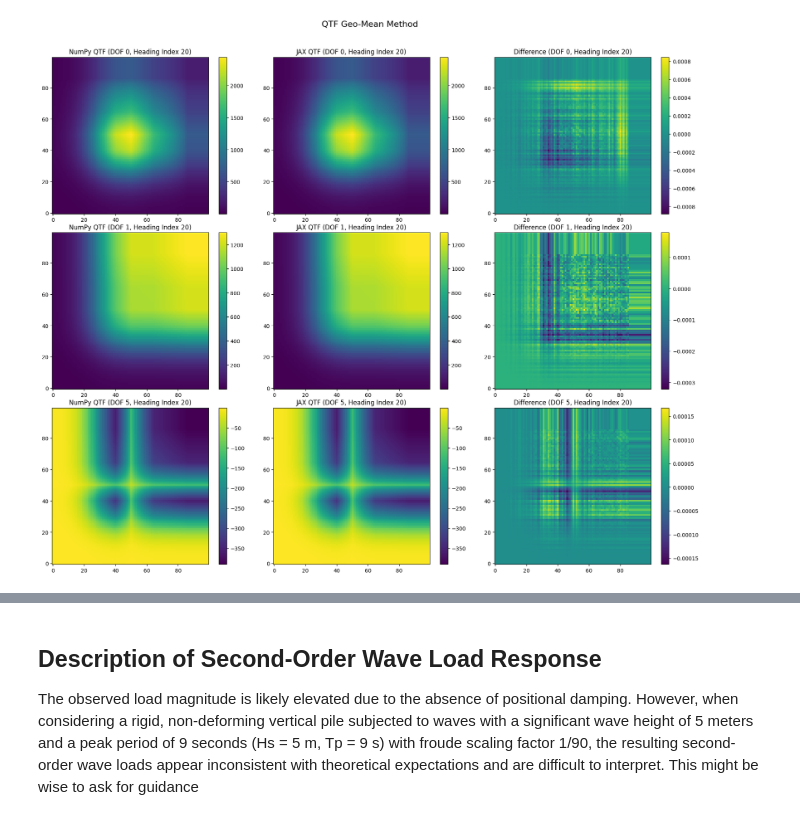
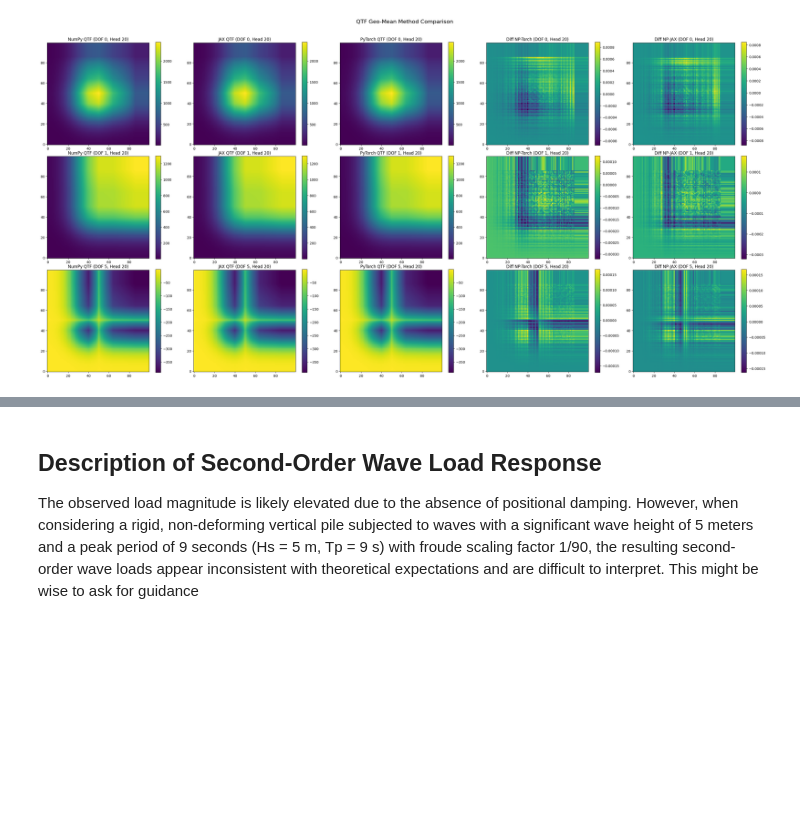
Before and after one commit to kristmro/McHorcrux, a Jupyter notebook: demos/demo_compare/compare_wave_load.ipynb, the cells around one changed output, grey strips where cells are left out. Drawn from its saved outputs; the diff is of its cells as text; code cells hidden in the pictures; blank space fills up the shorter version.

```diff
--- a/demos/demo_compare/compare_wave_load.ipynb
+++ b/demos/demo_compare/compare_wave_load.ipynb
@@ -41,10 +43,10 @@ from jax_core.simulator.waves.wave_load_jax_jit import rao_interp as jax_rao_int
 
 # Simulation parameters for wave properties
 hs    = 5.0 / 90.0  # Significant wave height [m]
-tp    = 17.0 * np.sqrt(1 / 90.0)  # Peak period [s]
+tp    = 17.0 * math.sqrt(1 / 90.0)  # Peak period [s]
 gamma = 3.3  # JONSWAP peak factor
 
-wp   = 2 * np.pi / tp   # Peak frequency [rad/s]
+wp   = 2 * math.pi / tp   # Peak frequency [rad/s]
 wmin = 0.5 * wp
 wmax = 3.0 * wp
 N    = 100             # Number of wave components
@@ -52,7 +54,7 @@ N    = 100             # Number of wave components
 # Generate frequency arrays for NumPy, JAX, and PyTorch
 freqs_np = np.linspace(wmin, wmax, N)
 freqs_jax = jnp.linspace(wmin, wmax, N)
-freqs_pytorch = np.linspace(wmin, wmax, N)
+freqs_torch = torch.linspace(wmin, wmax, N)
 
 # Dummy wave spectrum data is used (actual spectrum not needed for QTF interpolation)
 dw = (wmax - wmin) / N
@@ -60,18 +62,22 @@ dw = (wmax - wmin) / N
 # note: the QTF computation does not use the amplitudes.
 wave_spectrum_np = np.ones(N)
 wave_spectrum_jax = jnp.ones(N)
+wave_spectrum_torch = torch.ones(N)
 wave_amps_np = np.sqrt(2.0 * wave_spectrum_np * dw)
 wave_amps_jax = jnp.sqrt(2.0 * wave_spectrum_jax * dw)
+wave_amps_torch = torch.sqrt(2.0 * wave_spectrum_torch * dw)
 
 # Fixed phases (linearly spaced) for reproducible results
 # NBNBNB!! not random and not how one would do it normally
 # it should be random.uniform(0, 2*np.pi, N)
-rand_phase_np = np.linspace(0, 2 * np.pi, N, endpoint=False)
-rand_phase_jax = jnp.linspace(0, 2 * jnp.pi, N, endpoint=False)
+rand_phase_np = np.linspace(0, 2 * np.pi, N)
+rand_phase_jax = jnp.linspace(0, 2 * jnp.pi, N)
+rand_phase_torch = torch.linspace(0, 2 * np.pi, N)
 
 # Constant incident wave angles (e.g. 45°)
 wave_angles_np = np.ones(N) * (np.pi / 4)
 wave_angles_jax = jnp.ones(N) * (jnp.pi / 4)
+wave_angles_torch = torch.ones(N) * (np.pi / 4)
 
 # Configuration file path (update this path as needed)
 config_file = "/home/kmroen/miniconda3/envs/tensor/lib/python3.9/site-packages/mclsimpy/vessel_data/CSAD/vessel_json.json"  # Ensure this file exists and is compatible with both versions
@@ -307,55 +387,76 @@ The qtf is only for the 3dof. Therefor we do not have any plots for 2,3,4 index
 # %%
 # ------------------------------
-# Plot QTF matrices and their differences for all 6 DOFs, skipping DOFs 2, 3, and 4.
+# Plot QTF matrices and their differences for selected DOFs (0, 1, 5).
 # For illustration, we use the first heading index.
 # ------------------------------
 
 heading_index = 20  # Heading index to use for all plots
-
-# Geo-mean method
-fig, axes = plt.subplots(3, 3, figsize=(18, 15))  # 3 DOFs (0, 1, 5), 3 plots per DOF
 plot_dofs = [0, 1, 5]  # DOFs to include in the plots
 
-for i, dof in enumerate(plot_dofs):  # Iterate over selected DOFs
+# --- Geo-mean method ---
+fig_geo, axes_geo = plt.subplots(len(plot_dofs), 5, figsize=(30, 15))  # 5 columns: NP, JAX, Torch, Diff(NP-Torch), Diff(NP-JAX)
+fig_geo.suptitle("QTF Geo-Mean Method Comparison", fontsize=16)
+
+for i, dof in enumerate(plot_dofs):
     # NumPy QTF slice
-    im0 = axes[i, 0].imshow(qtf_np_geo[dof, heading_index, :, :], origin="lower")
-    axes[i, 0].set_title(f"NumPy QTF (DOF {dof}, Heading Index {heading_index})")
-    fig.colorbar(im0, ax=axes[i, 0])
+    im0 = axes_geo[i, 0].imshow(qtf_np_geo[dof, heading_index, :, :], origin="lower")
+    axes_geo[i, 0].set_title(f"NumPy QTF (DOF {dof}, Head {heading_index})")
+    fig_geo.colorbar(im0, ax=axes_geo[i, 0])
 
     # JAX QTF slice
-    im1 = axes[i, 1].imshow(qtf_jax_geo[dof, heading_index, :, :], origin="lower")
-    axes[i, 1].set_title(f"JAX QTF (DOF {dof}, Heading Index {heading_index})")
-    fig.colorbar(im1, ax=axes[i, 1])
+    im1 = axes_geo[i, 1].imshow(qtf_jax_geo[dof, heading_index, :, :], origin="lower")
+    axes_geo[i, 1].set_title(f"JAX QTF (DOF {dof}, Head {heading_index})")
+    fig_geo.colorbar(im1, ax=axes_geo[i, 1])
+
+    # PyTorch QTF slice
+    im2 = axes_geo[i, 2].imshow(qtf_torch_geo[dof, heading_index, :, :], origin="lower")
+    axes_geo[i, 2].set_title(f"PyTorch QTF (DOF {dof}, Head {heading_index})")
+    fig_geo.colorbar(im2, ax=axes_geo[i, 2])
+
+    # Difference (NumPy - PyTorch)
+    im3 = axes_geo[i, 3].imshow(qtf_np_geo[dof, heading_index, :, :] - qtf_torch_geo[dof, heading_index, :, :], origin="lower")
+    axes_geo[i, 3].set_title(f"Diff NP-Torch (DOF {dof}, Head {heading_index})")
+    fig_geo.colorbar(im3, ax=axes_geo[i, 3])
 
     # Difference (NumPy - JAX)
-    im2 = axes[i, 2].imshow(qtf_np_geo[dof, heading_index, :, :] - qtf_jax_geo[dof, heading_index, :, :], origin="lower")
-    axes[i, 2].set_title(f"Difference (DOF {dof}, Heading Index {heading_index})")
-    fig.colorbar(im2, ax=axes[i, 2])
+    im4 = axes_geo[i, 4].imshow(qtf_np_geo[dof, heading_index, :, :] - qtf_jax_geo[dof, heading_index, :, :], origin="lower")
+    axes_geo[i, 4].set_title(f"Diff NP-JAX (DOF {dof}, Head {heading_index})")
+    fig_geo.colorbar(im4, ax=axes_geo[i, 4])
 
-fig.suptitle("QTF Geo-Mean Method", fontsize=16)
-plt.tight_layout(rect=[0, 0, 1, 0.96])  # Adjust layout to fit the title
+plt.tight_layout(rect=[0, 0, 1, 0.96])
 plt.show()
 
-# Newman method
-fig, axes = plt.subplots(3, 3, figsize=(18, 15))  # 3 DOFs (0, 1, 5), 3 plots per DOF
-for i, dof in enumerate(plot_dofs):  # Iterate over selected DOFs
+# --- Newman method ---
+fig_newman, axes_newman = plt.subplots(len(plot_dofs), 5, figsize=(30, 15)) # 5 columns: NP, JAX, Torch, Diff(NP-Torch), Diff(NP-JAX)
+fig_newman.suptitle("QTF Newman Method Comparison", fontsize=16)
+
+for i, dof in enumerate(plot_dofs):
     # NumPy QTF slice
-    im0 = axes[i, 0].imshow(qtf_np_newman[dof, heading_index, :, :], origin="lower")
-    axes[i, 0].set_title(f"NumPy QTF (DOF {dof}, Heading Index {heading_index})")
-    fig.colorbar(im0, ax=axes[i, 0])
+    im0 = axes_newman[i, 0].imshow(qtf_np_newman[dof, heading_index, :, :], origin="lower")
+    axes_newman[i, 0].set_title(f"NumPy QTF (DOF {dof}, Head {heading_index})")
+    fig_newman.colorbar(im0, ax=axes_newman[i, 0])
 
     # JAX QTF slice
-    im1 = axes[i, 1].imshow(qtf_jax_newman[dof, heading_index, :, :], origin="lower")
-    axes[i, 1].set_title(f"JAX QTF (DOF {dof}, Heading Index {heading_index})")
-    fig.colorbar(im1, ax=axes[i, 1])
+    im1 = axes_newman[i, 1].imshow(qtf_jax_newman[dof, heading_index, :, :], origin="lower")
+    axes_newman[i, 1].set_title(f"JAX QTF (DOF {dof}, Head {heading_index})")
+    fig_newman.colorbar(im1, ax=axes_newman[i, 1])
+
+    # PyTorch QTF slice
+    im2 = axes_newman[i, 2].imshow(qtf_torch_newman[dof, heading_index, :, :], origin="lower")
+    axes_newman[i, 2].set_title(f"PyTorch QTF (DOF {dof}, Head {heading_index})")
+    fig_newman.colorbar(im2, ax=axes_newman[i, 2])
+
+    # Difference (NumPy - PyTorch)
+    im3 = axes_newman[i, 3].imshow(qtf_np_newman[dof, heading_index, :, :] - qtf_torch_newman[dof, heading_index, :, :], origin="lower")
+    axes_newman[i, 3].set_title(f"Diff NP-Torch (DOF {dof}, Head {heading_index})")
+    fig_newman.colorbar(im3, ax=axes_newman[i, 3])
 
     # Difference (NumPy - JAX)
-    im2 = axes[i, 2].imshow(qtf_np_newman[dof, heading_index, :, :] - qtf_jax_newman[dof, heading_index, :, :], origin="lower")
-    axes[i, 2].set_title(f"Difference (DOF {dof}, Heading Index {heading_index})")
-    fig.colorbar(im2, ax=axes[i, 2])
+    im4 = axes_newman[i, 4].imshow(qtf_np_newman[dof, heading_index, :, :] - qtf_jax_newman[dof, heading_index, :, :], origin="lower")
+    axes_newman[i, 4].set_title(f"Diff NP-JAX (DOF {dof}, Head {heading_index})")
+    fig_newman.colorbar(im4, ax=axes_newman[i, 4])
 
-fig.suptitle("QTF Newman Method", fontsize=16)
-plt.tight_layout(rect=[0, 0, 1, 0.96])  # Adjust layout to fit the title
+plt.tight_layout(rect=[0, 0, 1, 0.96])
 plt.show()
 # %% [output]
-[figure, old version]
+[figure, new version]
```
Also changed, not shown: parts of 20 cells of this notebook, 3 other files.
